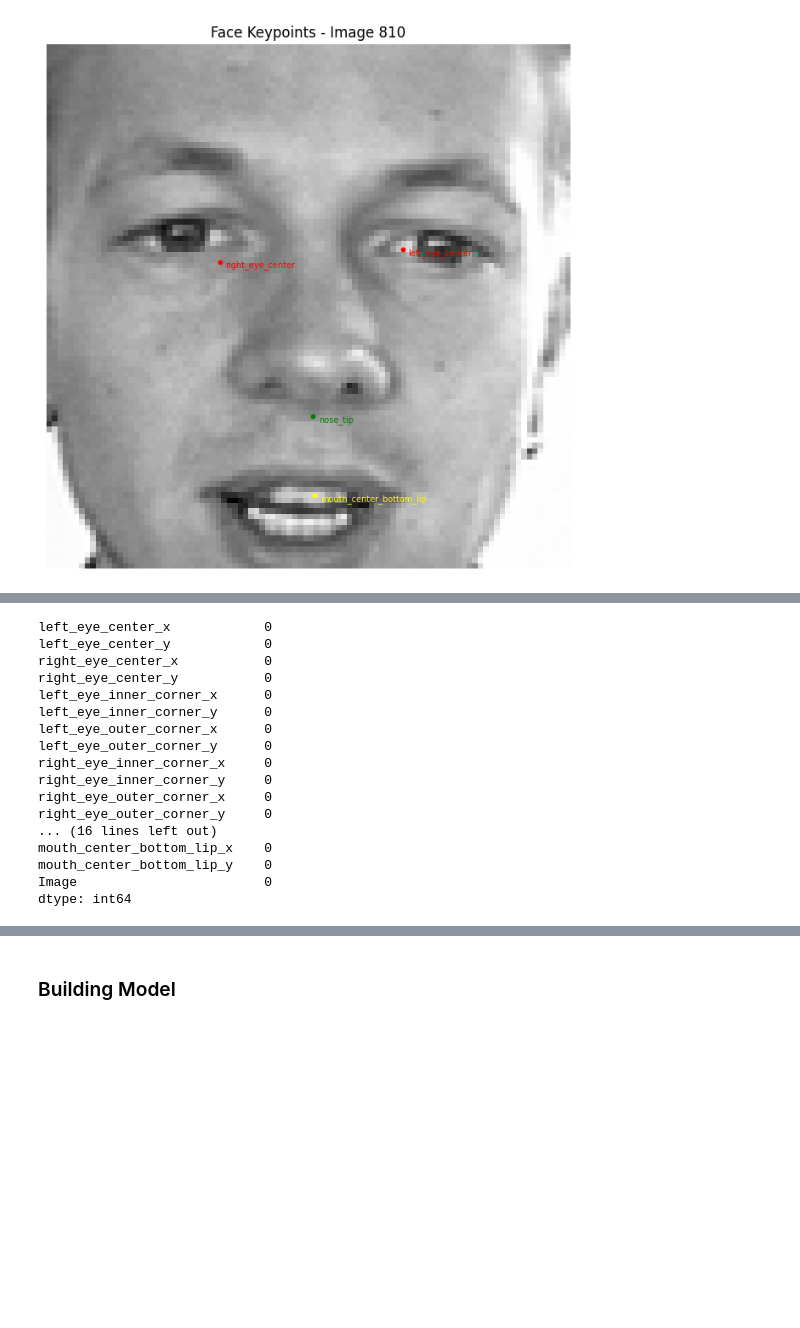
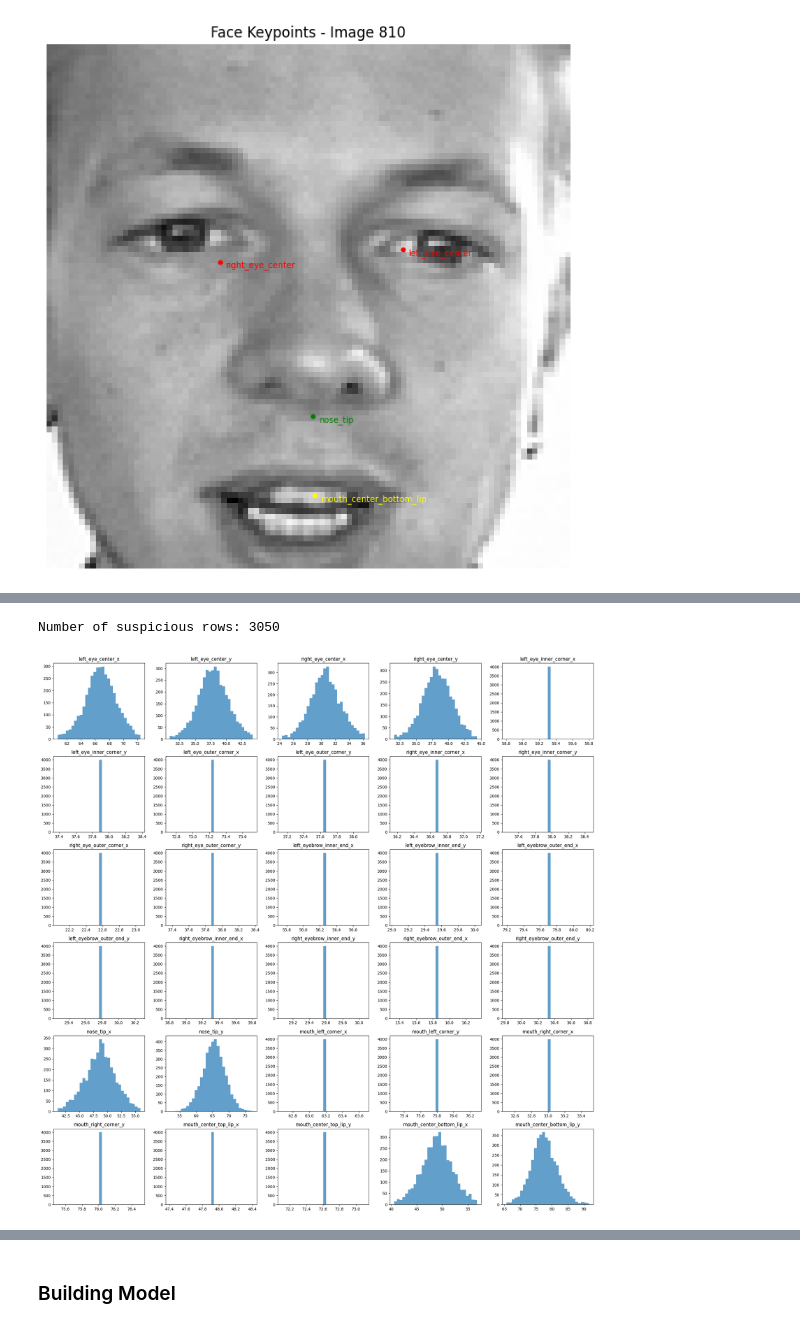
Before and after one commit to NimaNIKOOKAR/Facial-Keypoints-Detection, a Jupyter notebook: facial-detection.ipynb, the cells around one changed output, grey strips where cells are left out. Drawn from its saved outputs; the diff is of its cells as text; code cells hidden in the pictures; blank space fills up the shorter version.

Commit message:
detect outliers

```diff
--- a/facial-detection.ipynb
+++ b/facial-detection.ipynb
@@ -374,20 +254,22 @@ df_train = fill_missing_keypoints(df_train)
-# %%
-df_train.isnull().sum()
-# %% [output]
-left_eye_center_x            0
-left_eye_center_y            0
-right_eye_center_x           0
-right_eye_center_y           0
-left_eye_inner_corner_x      0
-left_eye_inner_corner_y      0
-left_eye_outer_corner_x      0
-left_eye_outer_corner_y      0
-right_eye_inner_corner_x     0
-right_eye_inner_corner_y     0
-right_eye_outer_corner_x     0
-right_eye_outer_corner_y     0
-... (16 lines left out)
-mouth_center_bottom_lip_x    0
-mouth_center_bottom_lip_y    0
-Image                        0
-dtype: int64
+# %%
+outlier_mask = detect_outliers(df_train)
+
+print("Number of suspicious rows:", len(df_train[outlier_mask]))
+# %% [output]
+Number of suspicious rows: 3050
+# %%
+df_clean = df_train[~outlier_mask].copy()
+# %%
+numeric_cols = df_clean.drop(columns=["Image"])
+
+numeric_cols.hist(
+    figsize=(20, 20),
+    bins=30,
+    alpha=0.7,
+    grid=False
+)
+
+plt.tight_layout()
+plt.show()
+# %% [output]
+[figure, added]
```
Also changed, not shown: parts of 13 cells of this notebook, 2 other files.
